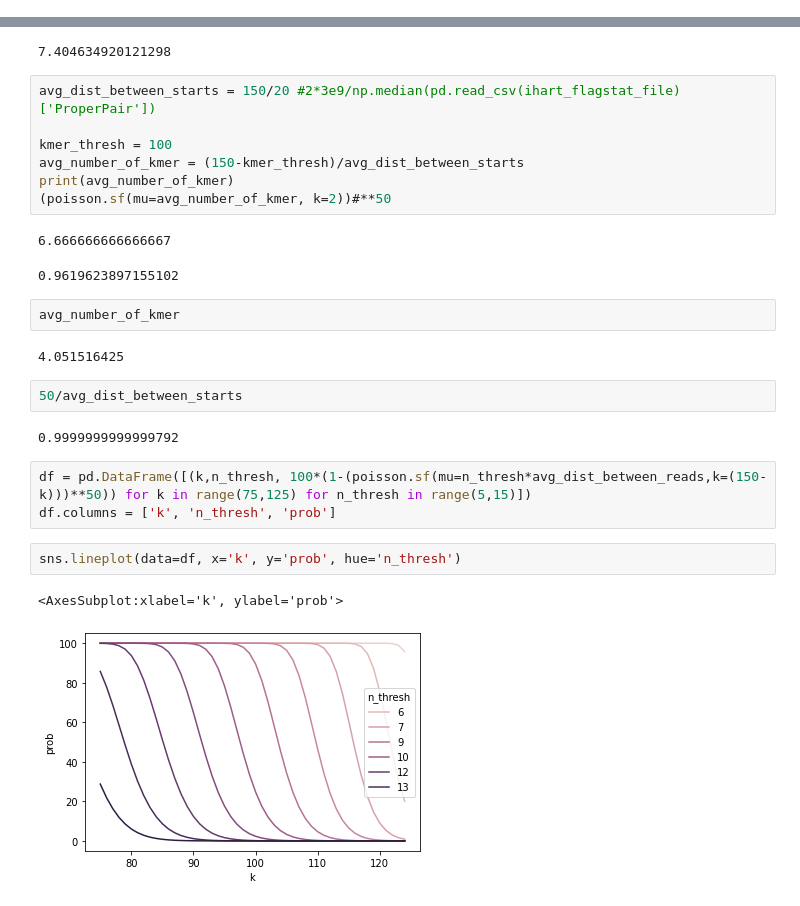
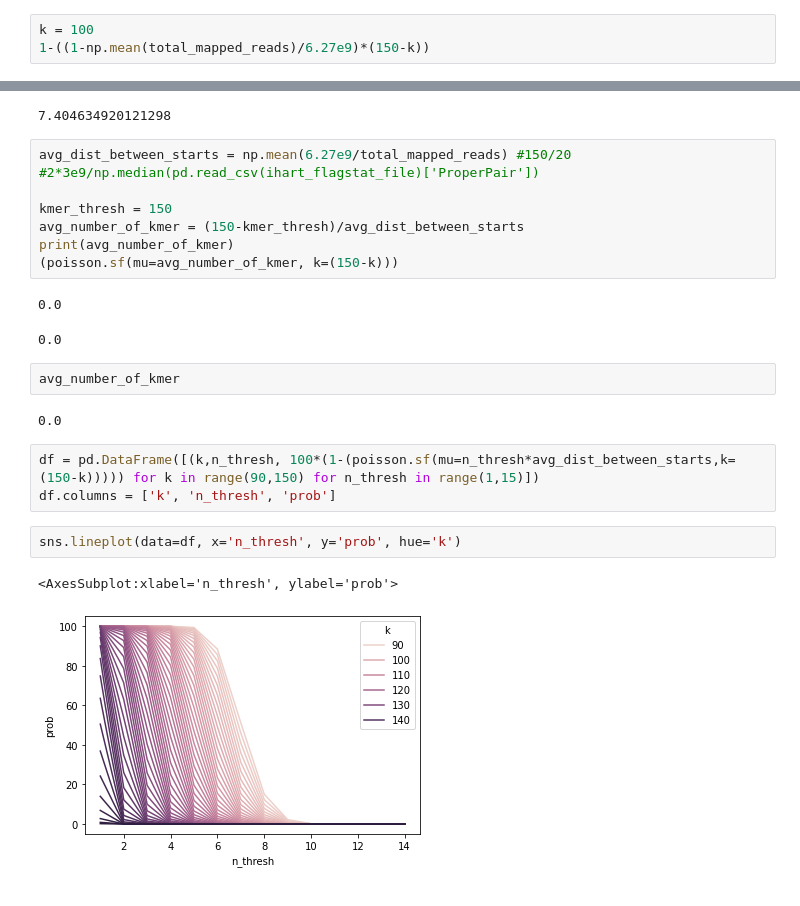
Before and after one commit to briannachrisman/alt_haplotypes, a Jupyter notebook: src/collect_kmers/kmer_approx.ipynb, the cells around one changed output, grey strips where cells are left out. Saved outputs shown, nothing was run; the diff lists cells and outputs as text.

```diff
--- a/src/collect_kmers/kmer_approx.ipynb
+++ b/src/collect_kmers/kmer_approx.ipynb
@@ -105,0 +177,3 @@ TypeError: 'float' object is not iterable
+# %%
+k = 100
+1-((1-np.mean(total_mapped_reads)/6.27e9)*(150-k))
@@ -108,31 +192,27 @@ TypeError: 'float' object is not iterable
 # %% [output]
 7.404634920121298
 # %%
-avg_dist_between_starts = 150/20 #2*3e9/np.median(pd.read_csv(ihart_flagstat_file)['ProperPair'])
+avg_dist_between_starts = np.mean(6.27e9/total_mapped_reads) #150/20 #2*3e9/np.median(pd.read_csv(ihart_flagstat_file)['ProperPair'])
 
-kmer_thresh = 100
+kmer_thresh = 150
 avg_number_of_kmer = (150-kmer_thresh)/avg_dist_between_starts
 print(avg_number_of_kmer)
-(poisson.sf(mu=avg_number_of_kmer, k=2))#**50
+(poisson.sf(mu=avg_number_of_kmer, k=(150-k)))
 # %% [output]
-6.666666666666667
+0.0
-0.9619623897155102
+0.0
 # %%
 avg_number_of_kmer
 # %% [output]
-4.051516425
+0.0
-# %%
-50/avg_dist_between_starts
-# %% [output]
-0.9999999999999792
 # %%
-df = pd.DataFrame([(k,n_thresh, 100*(1-(poisson.sf(mu=n_thresh*avg_dist_between_reads,k=(150-k)))**50)) for k in range(75,125) for n_thresh in range(5,15)])
+df = pd.DataFrame([(k,n_thresh, 100*(1-(poisson.sf(mu=n_thresh*avg_dist_between_starts,k=(150-k))))) for k in range(90,150) for n_thresh in range(1,15)])
 df.columns = ['k', 'n_thresh', 'prob']
 # %%
-sns.lineplot(data=df, x='k', y='prob', hue='n_thresh')
+sns.lineplot(data=df, x='n_thresh', y='prob', hue='k')
 # %% [output]
-<AxesSubplot:xlabel='k', ylabel='prob'>
+<AxesSubplot:xlabel='n_thresh', ylabel='prob'>
-[figure, old version]
+[figure, new version]
 # %%
 poisson.sf(mu=10,k=100)
 # %% [output]
```
Also changed, not shown: parts of 20 cells of this notebook, 41 other files.
